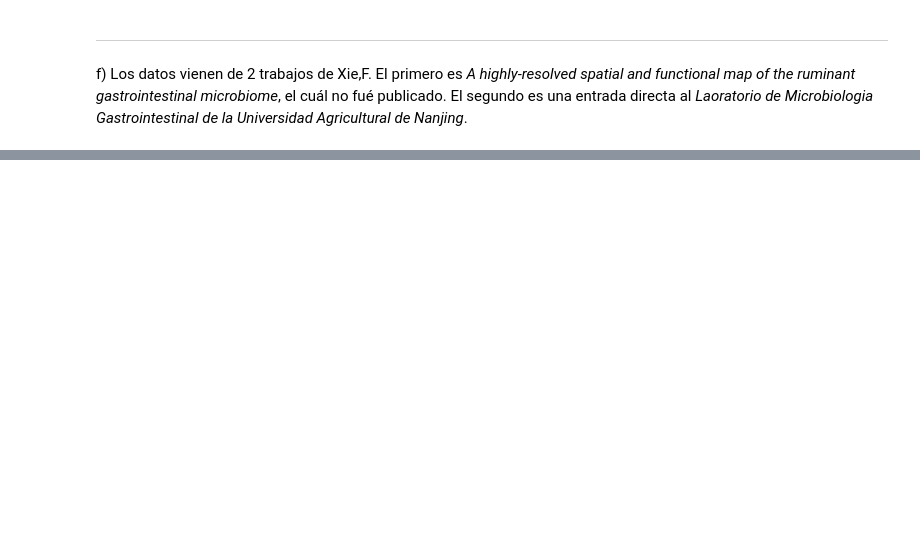
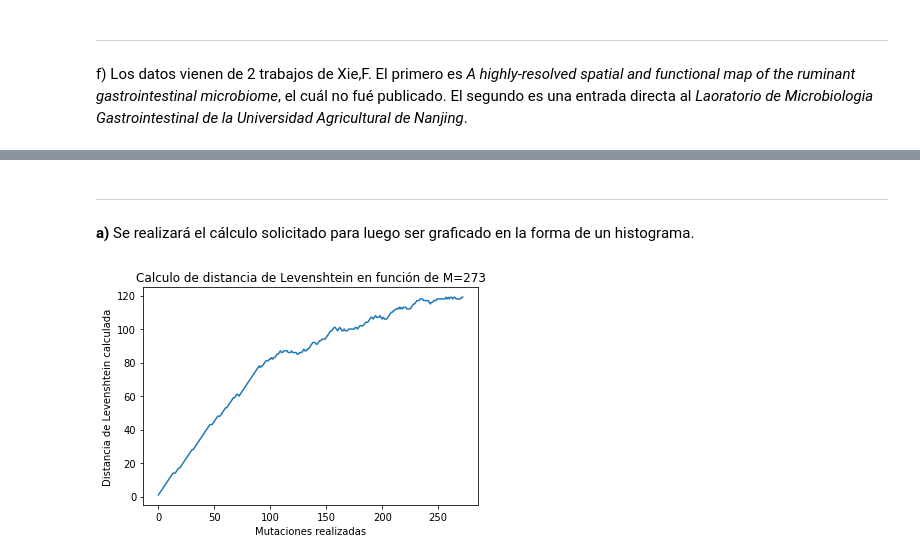
Before and after one commit to MaxGGx/Introduccion-a-bioinformatica, a Jupyter notebook: Tarea 1/Tarea_1.ipynb, the cells around one changed output, grey strips where cells are left out. Cells and saved outputs as stored; diff of their text form; code cells hidden in the pictures; blank space fills up the shorter version.

```diff
--- a/Tarea 1/Tarea_1.ipynb
+++ b/Tarea 1/Tarea_1.ipynb
@@ -98,0 +114,44 @@ a)
+# %%
+#Genera la secuencia aleatoria de 200 bases
+def generateAlienSeq():
+    res = ""
+    for x in range(200):
+        res+=random.choice(["A","C","G","T","B","D"])
+    return res
+
+#Crea una mutacion de las 200 bases posibles
+def mutateAlienSeq(seq):
+    res = seq
+    tipo = random.choice(["insert","del","swap"])
+    index = random.choice(range(len(seq)))
+    if(tipo == "insert"):
+        res = res[:index]+random.choice(["A","C","G","T","B","D"])+res[index:]
+    elif(tipo == "del"):
+        res = res[:index]+res[index+1:]
+    else:
+        tomodify = ["A","C","G","T","B","D"]
+        tomodify.remove(res[index])
+        res = res[:index]+random.choice(tomodify)+res[index+1:]
+    return res
+# %% [markdown]
+***
+
+**a)** Se realizará el cálculo solicitado para luego ser graficado en la forma de un histograma.
+# %%
+# Se almacenan los resultados y se genera la secuencia inicial
+res = []
+M = random.choice(range(301))
+init = generateAlienSeq()
+init0 = init
+for x in range(M):
+    temp = mutateAlienSeq(init)
+    res.append(Levenshtein.distance(init0,temp))
+    init = temp
+
+plt.plot(range(M),res)
+plt.xlabel("Mutaciones realizadas")
+plt.ylabel("Distancia de Levenshtein calculada (D)")
+plt.title("Calculo de distancia de Levenshtein en función de M="+str(M))
+plt.show()
+# %% [output]
+[figure, added]
```
Also changed, not shown: parts of 17 cells of this notebook.
